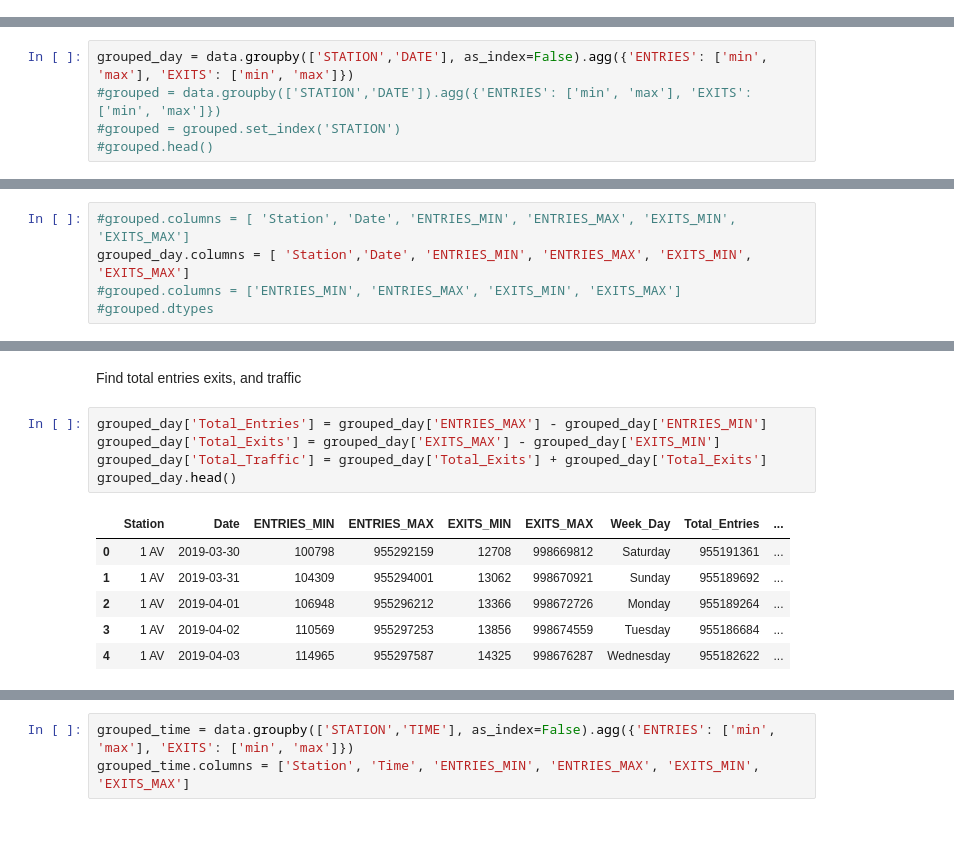
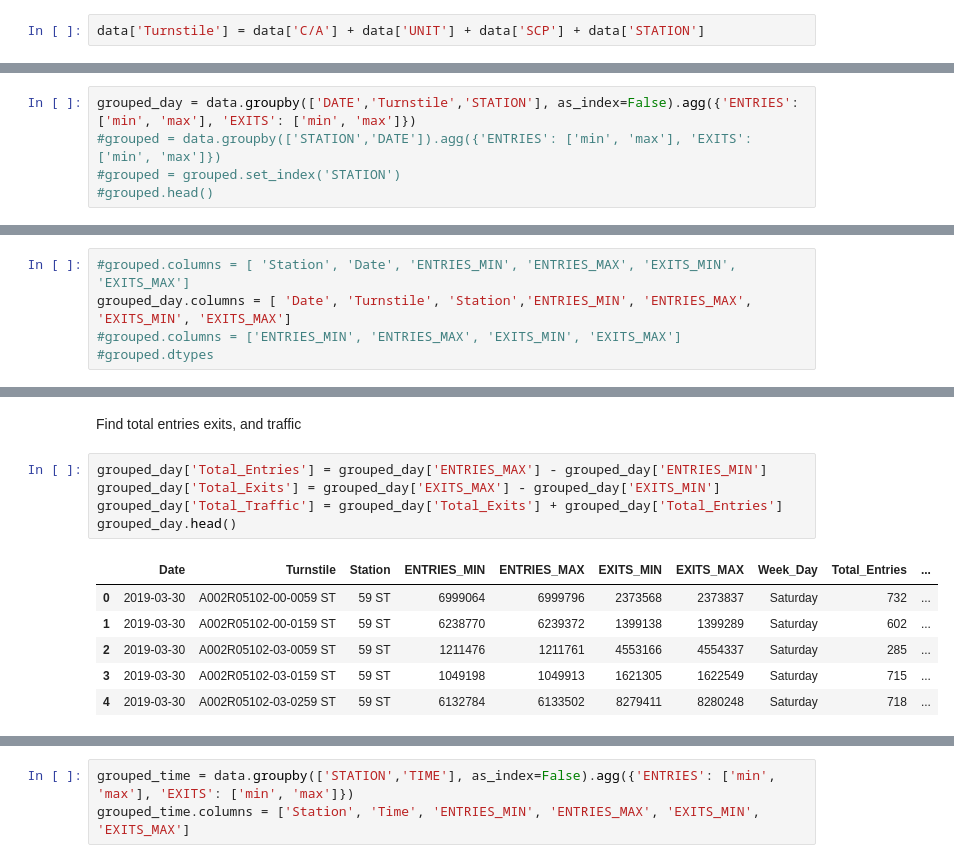
Before and after one commit to racheldilley1/mta-project-1, a Jupyter notebook: Proj1.ipynb, the cells around one changed output, grey strips where cells are left out. Drawn from its saved outputs; the diff is of its cells as text; blank space fills up the shorter version.

```diff
--- a/Proj1.ipynb
+++ b/Proj1.ipynb
@@ -47 +49,3 @@ data['Date_Time'] = pd.to_datetime(data['DATE'], cache=True) + pd.to_timedelta(d
+# %%
+data['Turnstile'] = data['C/A'] + data['UNIT'] + data['SCP'] + data['STATION']
 # %% [markdown]
@@ -49,5 +53,5 @@ Group by date and stations
 # %%
-grouped_day = data.groupby(['STATION','DATE'], as_index=False).agg({'ENTRIES': ['min', 'max'], 'EXITS': ['min', 'max']})
+grouped_day = data.groupby(['DATE','Turnstile','STATION'], as_index=False).agg({'ENTRIES': ['min', 'max'], 'EXITS': ['min', 'max']})
 #grouped = data.groupby(['STATION','DATE']).agg({'ENTRIES': ['min', 'max'], 'EXITS': ['min', 'max']})
 #grouped = grouped.set_index('STATION')
 #grouped.head()
@@ -54,6 +68,6 @@ grouped_day = data.groupby(['STATION','DATE'], as_index=False).agg({'ENTRIES': [
 # %%
 #grouped.columns = [ 'Station', 'Date', 'ENTRIES_MIN', 'ENTRIES_MAX', 'EXITS_MIN', 'EXITS_MAX']
-grouped_day.columns = [ 'Station','Date', 'ENTRIES_MIN', 'ENTRIES_MAX', 'EXITS_MIN', 'EXITS_MAX']
+grouped_day.columns = [ 'Date', 'Turnstile', 'Station','ENTRIES_MIN', 'ENTRIES_MAX', 'EXITS_MIN', 'EXITS_MAX']
 #grouped.columns = ['ENTRIES_MIN', 'ENTRIES_MAX', 'EXITS_MIN', 'EXITS_MAX']
 #grouped.dtypes
 # %% [markdown]
@@ -66,14 +80,14 @@ Find total entries exits, and traffic
 # %%
 grouped_day['Total_Entries'] = grouped_day['ENTRIES_MAX'] - grouped_day['ENTRIES_MIN']
 grouped_day['Total_Exits'] = grouped_day['EXITS_MAX'] - grouped_day['EXITS_MIN']
-grouped_day['Total_Traffic'] = grouped_day['Total_Exits'] + grouped_day['Total_Exits']
+grouped_day['Total_Traffic'] = grouped_day['Total_Exits'] + grouped_day['Total_Entries']
 grouped_day.head()
 # %% [output]
-|  | Station | Date | ENTRIES_MIN | ENTRIES_MAX | EXITS_MIN | EXITS_MAX | Week_Day | Total_Entries | ... |
-| 0 | 1 AV | 2019-03-30 | 100798 | 955292159 | 12708 | 998669812 | Saturday | 955191361 | ... |
-| 1 | 1 AV | 2019-03-31 | 104309 | 955294001 | 13062 | 998670921 | Sunday | 955189692 | ... |
-| 2 | 1 AV | 2019-04-01 | 106948 | 955296212 | 13366 | 998672726 | Monday | 955189264 | ... |
-| 3 | 1 AV | 2019-04-02 | 110569 | 955297253 | 13856 | 998674559 | Tuesday | 955186684 | ... |
-| 4 | 1 AV | 2019-04-03 | 114965 | 955297587 | 14325 | 998676287 | Wednesday | 955182622 | ... |
+|  | Date | Turnstile | Station | ENTRIES_MIN | ENTRIES_MAX | EXITS_MIN | EXITS_MAX | Week_Day | Total_Entries | ... |
+| 0 | 2019-03-30 | A002R05102-00-0059 ST | 59 ST | 6999064 | 6999796 | 2373568 | 2373837 | Saturday | 732 | ... |
+| 1 | 2019-03-30 | A002R05102-00-0159 ST | 59 ST | 6238770 | 6239372 | 1399138 | 1399289 | Saturday | 602 | ... |
+| 2 | 2019-03-30 | A002R05102-03-0059 ST | 59 ST | 1211476 | 1211761 | 4553166 | 4554337 | Saturday | 285 | ... |
+| 3 | 2019-03-30 | A002R05102-03-0159 ST | 59 ST | 1049198 | 1049913 | 1621305 | 1622549 | Saturday | 715 | ... |
+| 4 | 2019-03-30 | A002R05102-03-0259 ST | 59 ST | 6132784 | 6133502 | 8279411 | 8280248 | Saturday | 718 | ... |
 # %%
 grouped_day.drop(['ENTRIES_MIN','ENTRIES_MAX','EXITS_MIN','EXITS_MAX', 'Total_Entries', 'Total_Exits', ], axis=1)
```
Also changed, not shown: parts of 28 cells of this notebook.
